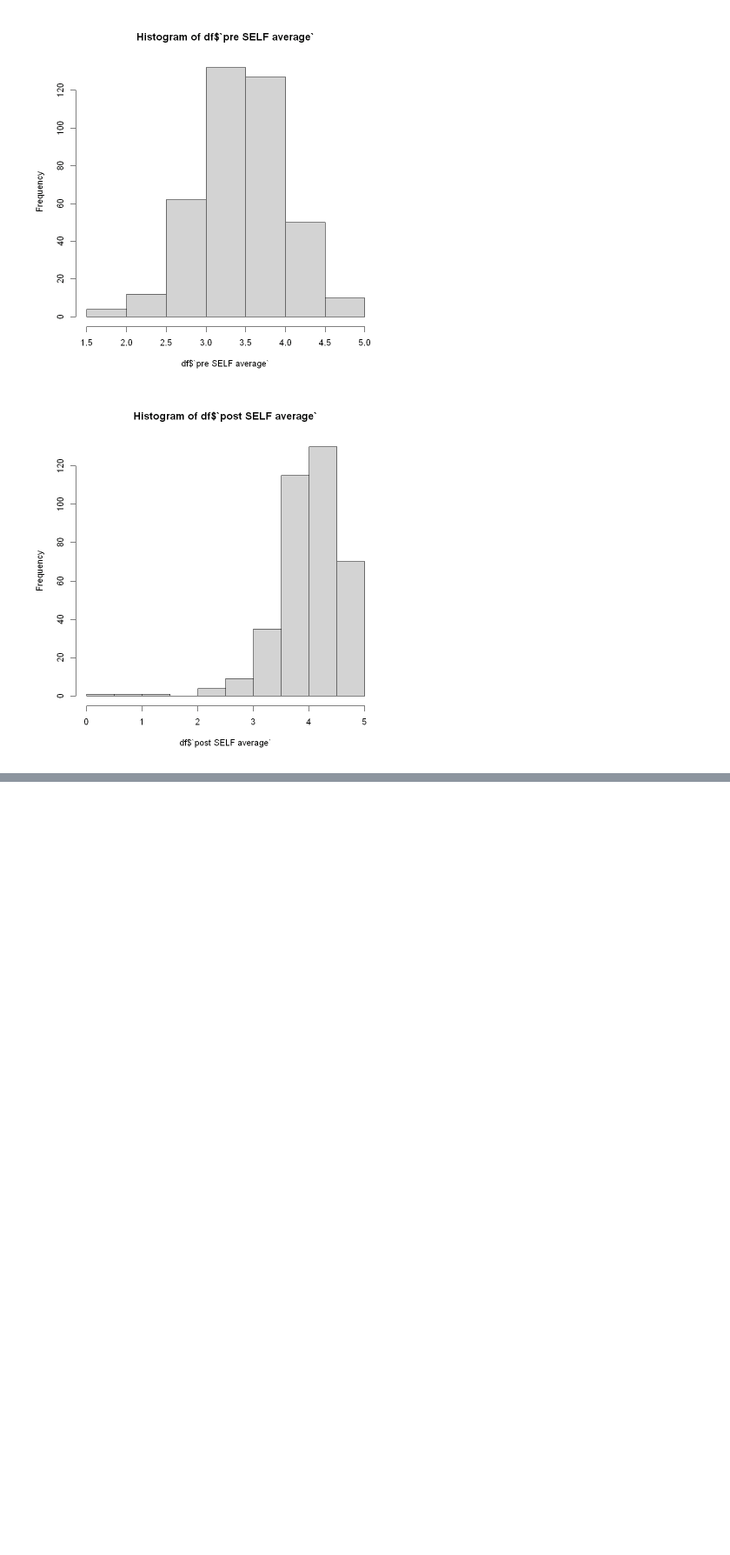
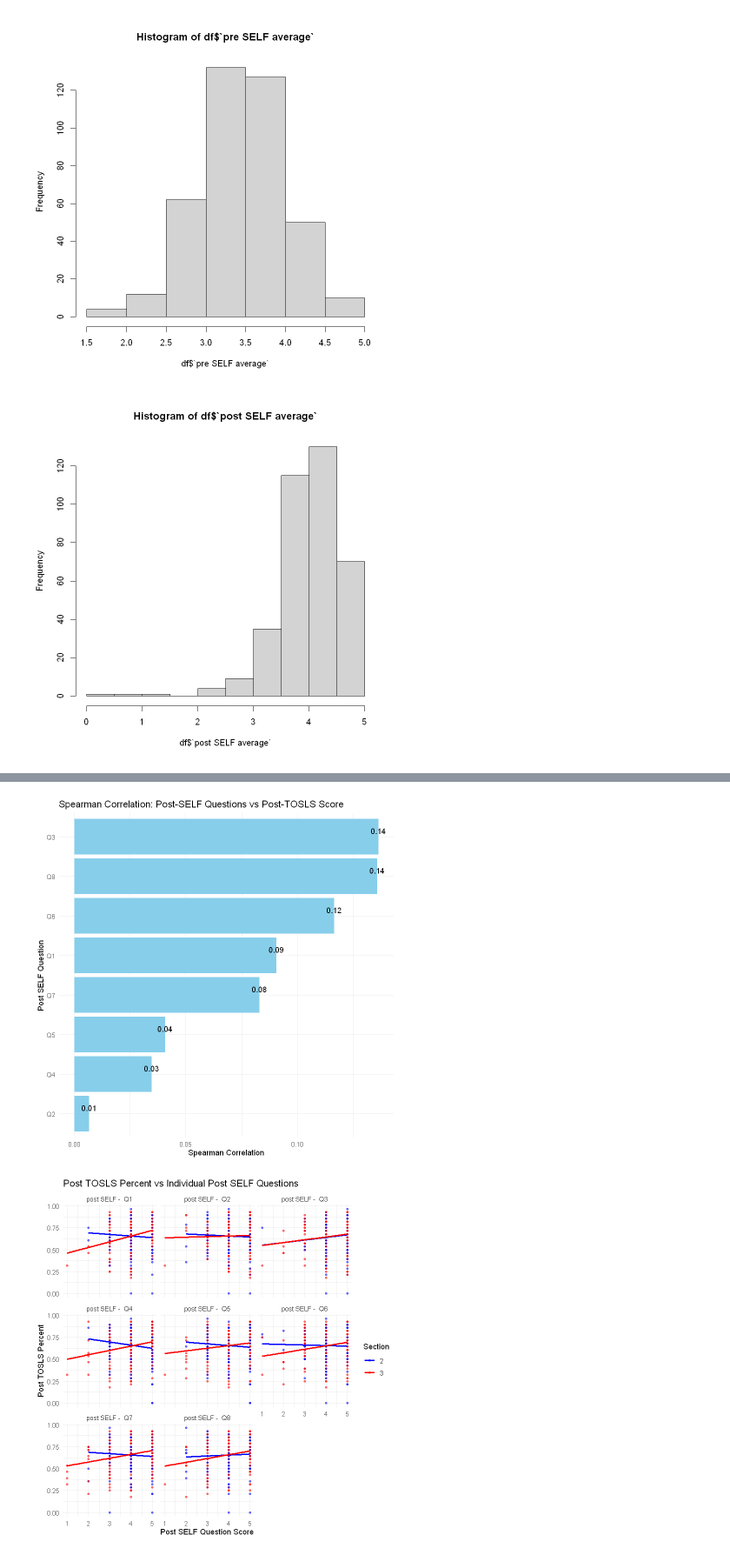
Before and after one commit to laurenlaturner/scientific_literacy, a Jupyter notebook: project_scientific_lit.ipynb, the cells around one changed output, grey strips where cells are left out. Shown at 87% size. Cells and saved outputs as stored; diff of their text form; code cells hidden in the pictures; blank space fills up the shorter version.

```diff
--- a/project_scientific_lit.ipynb
+++ b/project_scientific_lit.ipynb
@@ -115,0 +318,66 @@ hist(df$`post SELF average`)
+# %%
+## --- Visualization for SELF Q's vs. TOSLS score ---
+# Initialize empty list to store correlations
+cor_results <- data.frame(Question = character(),
+                          Spearman = numeric(),
+                          p_value = numeric(),
+                          stringsAsFactors = FALSE)
+
+# Loop over each post question
+for (q in post_questions) {
+  corr <- cor.test(df[[q]], df$`post TOSLS score`, method = "spearman")
+  cor_results <- rbind(cor_results,
+                       data.frame(Question = q,
+                                  Spearman = corr$estimate,
+                                  p_value = corr$p.value))
+}
+
+# Clean question labels for plot
+cor_results$Question <- sub(".*Q", "Q", cor_results$Question)
+
+# Plot correlations
+ggplot(cor_results, aes(x = reorder(Question, Spearman), y = Spearman)) +
+  geom_col(fill = "skyblue") +
+  geom_text(aes(label = round(Spearman, 2)), vjust = -0.5) +
+  labs(title = "Spearman Correlation: Post-SELF Questions vs Post-TOSLS Score",
+       x = "Post SELF Question",
+       y = "Spearman Correlation") +
+  theme_minimal() +
+  coord_flip()
+
+
+## --- Each SELF Q compared to TOSLS percent---
+
+# Prepare long-format data
+df_extra <- df.std[, c("perc_test", "Section")]
+self_questions <- names(df)[grepl("^post SELF -  Q", names(df))]
+df_likert <- df[, self_questions]
+df_combined <- cbind(df_extra, df_likert)
+
+df_long <- reshape(
+  data = df_combined,
+  varying = self_questions,
+  v.names = "Score",
+  timevar = "Question",
+  times = self_questions,
+  direction = "long"
+)
+
+df_long <- na.omit(df_long)
+df_long$Section <- as.factor(df_long$Section)
+df_long$Question <- as.factor(df_long$Question)
+
+# Visualization
+ggplot(df_long, aes(x = Score, y = perc_test, color = Section)) +
+  geom_point(alpha = 0.5, size = 1.2) +
+  geom_smooth(method = "lm", se = FALSE, linewidth = 1) +
+  facet_wrap(~ Question, ncol = 3) +
+  scale_x_continuous(breaks = 1:5, limits = c(1, 5)) +
+  labs(
+    title = "Post TOSLS Percent vs Individual Post SELF Questions",
+    x = "Post SELF Question Score",
+    y = "Post TOSLS Percent"
+  ) +
+  scale_color_manual(values = c("2" = "blue", "3" = "red")) +
+  theme_minimal()
+# %% [output]
@@ -115,0 +401,2 @@ hist(df$`post SELF average`)
+[figure, added]
+[figure, added]
```
Also changed, not shown: parts of 23 cells of this notebook.
